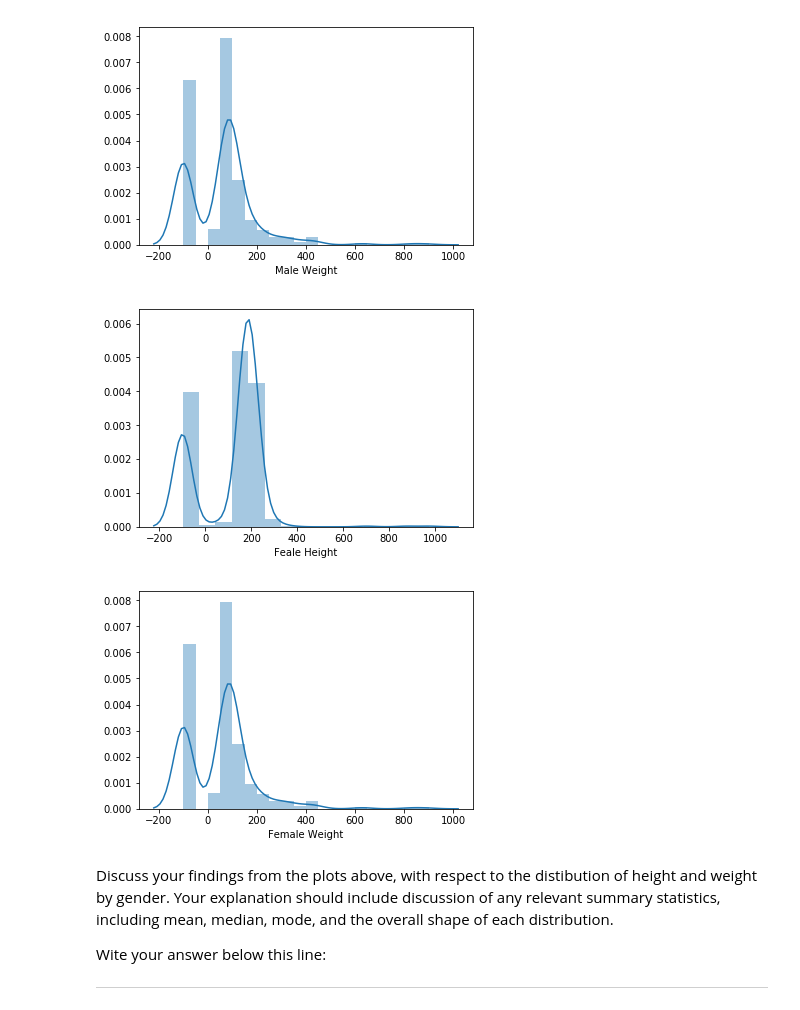
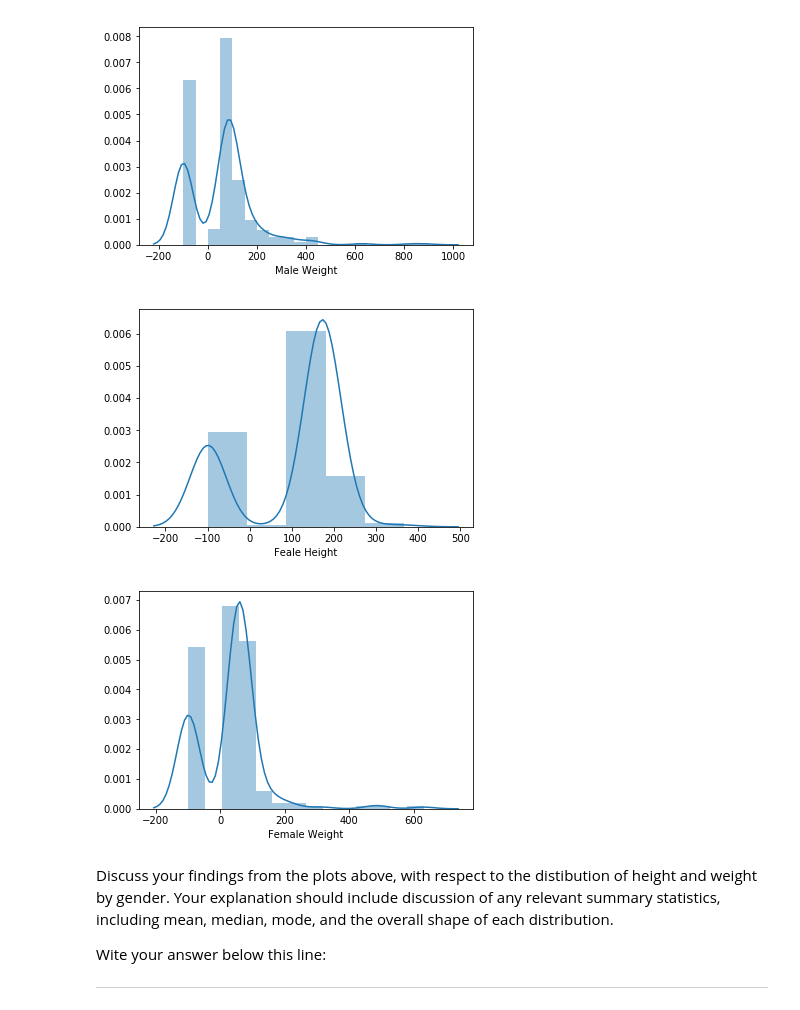
Before and after one commit to osterburg/dsc-0-04-18-cleaning-messy-data-summative-lab-online-ds-ft-100118, a Jupyter notebook: index.ipynb, the cells around one changed output. Drawn from its saved outputs; the diff is of its cells as text; code cells hidden in the pictures.

Commit message:
fixed show_distplot call

```diff
--- a/index.ipynb
+++ b/index.ipynb
@@ -286,14 +286,14 @@ show_distplot(male_heroes_df, "Male", "Weight")
 [figure]
 # %%
 # Female Height
-show_distplot(male_heroes_df, "Feale", "Height")
+show_distplot(female_heroes_df, "Feale", "Height")
 # %% [output]
-[figure, old version]
+[figure, new version]
 # %%
 # Female Weight
-show_distplot(male_heroes_df, "Female", "Weight")
+show_distplot(female_heroes_df, "Female", "Weight")
 # %% [output]
-[figure, old version]
+[figure, new version]
 # %% [markdown]
 Discuss your findings from the plots above, with respect to the distibution of height and weight by gender.  Your explanation should include discussion of any relevant summary statistics, including mean, median, mode, and the overall shape of each distribution.
 
```
